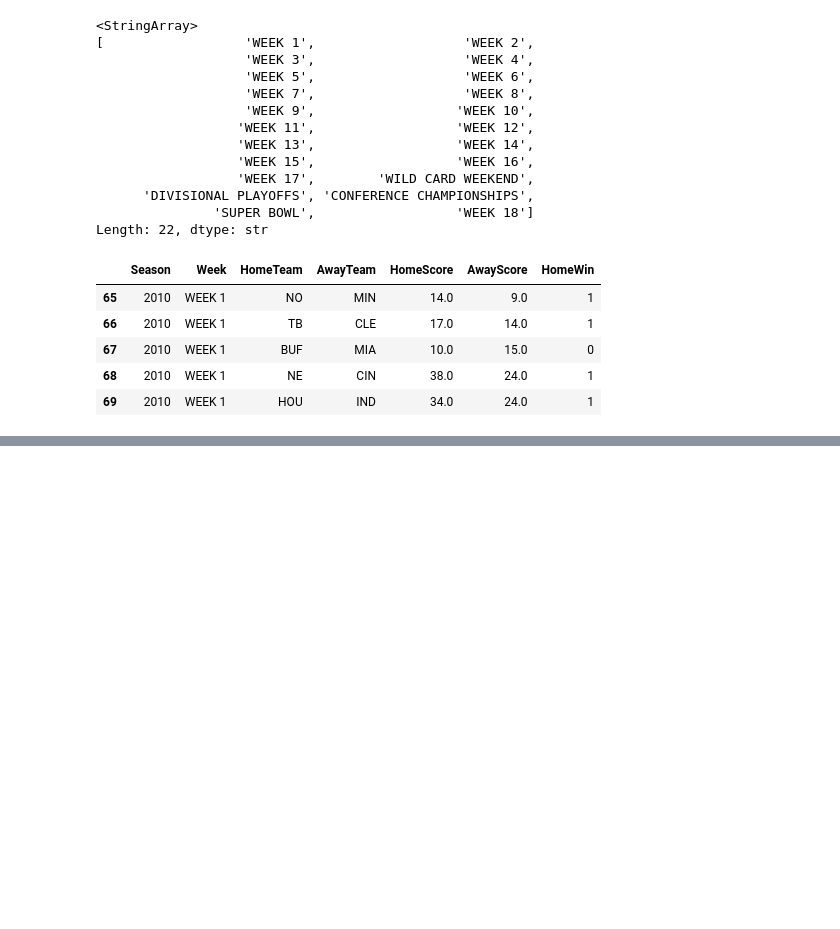
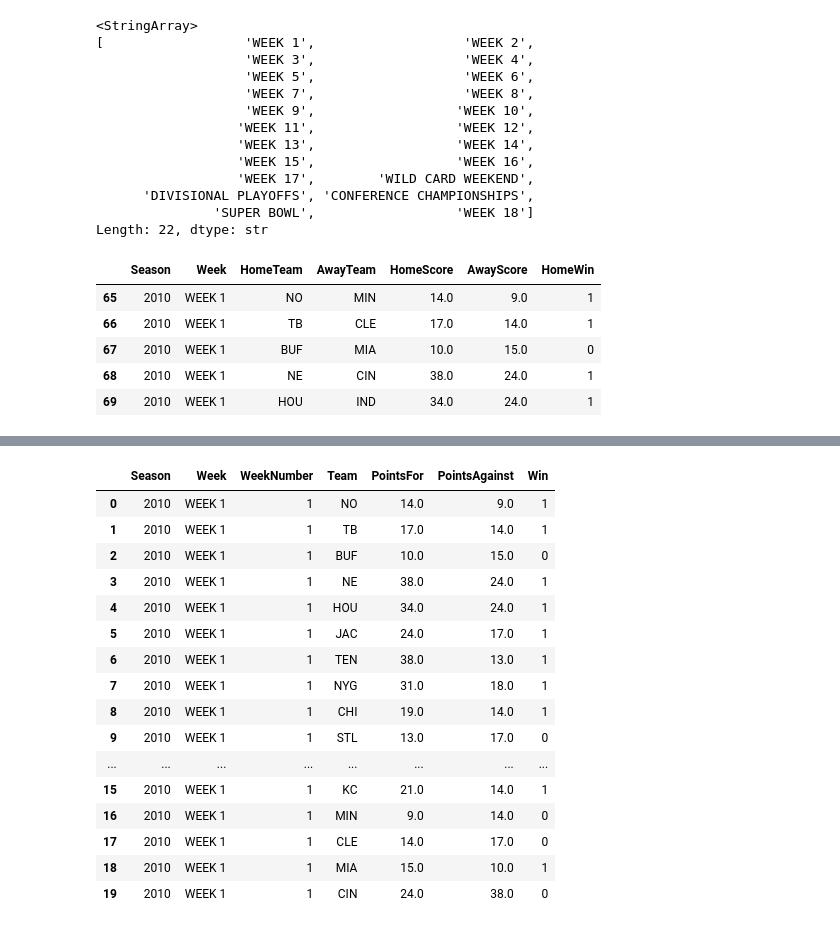
Before and after one commit to zepyroth3411/apostadorsito, a Jupyter notebook: notebooks/02_game_predictor_exploration.ipynb.ipynb, the cells around one changed output, grey strips where cells are left out. Cells and saved outputs as stored; diff of their text form; code cells hidden in the pictures; blank space fills up the shorter version.

```diff
--- a/notebooks/02_game_predictor_exploration.ipynb.ipynb
+++ b/notebooks/02_game_predictor_exploration.ipynb.ipynb
@@ -105,0 +183,16 @@ df_clean[[
+# %%
+team_games["AvgPointsLast5"] = (
+    team_games
+    .groupby("Team")["PointsFor"]
+    .transform(
+        lambda x: x.shift(1).rolling(5).mean()
+    )
+)
+
+team_games[[
+    "Season",
+    "Week",
+    "Team",
+    "PointsFor",
+    "AvgPointsLast5"
+]].head(15)
@@ -105,0 +216,51 @@ df_clean[[
+# %%
+week_order = {
+    "WEEK 1": 1,
+    "WEEK 2": 2,
+    "WEEK 3": 3,
+    "WEEK 4": 4,
+    "WEEK 5": 5,
+    "WEEK 6": 6,
+    "WEEK 7": 7,
+    "WEEK 8": 8,
+    "WEEK 9": 9,
+    "WEEK 10": 10,
+    "WEEK 11": 11,
+    "WEEK 12": 12,
+    "WEEK 13": 13,
+    "WEEK 14": 14,
+    "WEEK 15": 15,
+    "WEEK 16": 16,
+    "WEEK 17": 17,
+    "WEEK 18": 18,
+    "WILD CARD WEEKEND": 19,
+    "DIVISIONAL PLAYOFFS": 20,
+    "CONFERENCE CHAMPIONSHIPS": 21,
+    "SUPER BOWL": 22,
+}
+
+team_games["WeekNumber"] = team_games["Week"].map(week_order)
+
+team_games = team_games.sort_values(
+    by=["Season", "WeekNumber"]
+).reset_index(drop=True)
+
+team_games[["Season", "Week", "WeekNumber", "Team", "PointsFor", "PointsAgainst", "Win"]].head(20)
+# %% [output]
+|  | Season | Week | WeekNumber | Team | PointsFor | PointsAgainst | Win |
+| 0 | 2010 | WEEK 1 | 1 | NO | 14.0 | 9.0 | 1 |
+| 1 | 2010 | WEEK 1 | 1 | TB | 17.0 | 14.0 | 1 |
+| 2 | 2010 | WEEK 1 | 1 | BUF | 10.0 | 15.0 | 0 |
+| 3 | 2010 | WEEK 1 | 1 | NE | 38.0 | 24.0 | 1 |
+| 4 | 2010 | WEEK 1 | 1 | HOU | 34.0 | 24.0 | 1 |
+| 5 | 2010 | WEEK 1 | 1 | JAC | 24.0 | 17.0 | 1 |
+| 6 | 2010 | WEEK 1 | 1 | TEN | 38.0 | 13.0 | 1 |
+| 7 | 2010 | WEEK 1 | 1 | NYG | 31.0 | 18.0 | 1 |
+| 8 | 2010 | WEEK 1 | 1 | CHI | 19.0 | 14.0 | 1 |
+| 9 | 2010 | WEEK 1 | 1 | STL | 13.0 | 17.0 | 0 |
+| ... | ... | ... | ... | ... | ... | ... | ... |
+| 15 | 2010 | WEEK 1 | 1 | KC | 21.0 | 14.0 | 1 |
+| 16 | 2010 | WEEK 1 | 1 | MIN | 9.0 | 14.0 | 0 |
+| 17 | 2010 | WEEK 1 | 1 | CLE | 14.0 | 17.0 | 0 |
+| 18 | 2010 | WEEK 1 | 1 | MIA | 15.0 | 10.0 | 1 |
+| 19 | 2010 | WEEK 1 | 1 | CIN | 24.0 | 38.0 | 0 |
```
Also changed, not shown: parts of 7 cells of this notebook.
